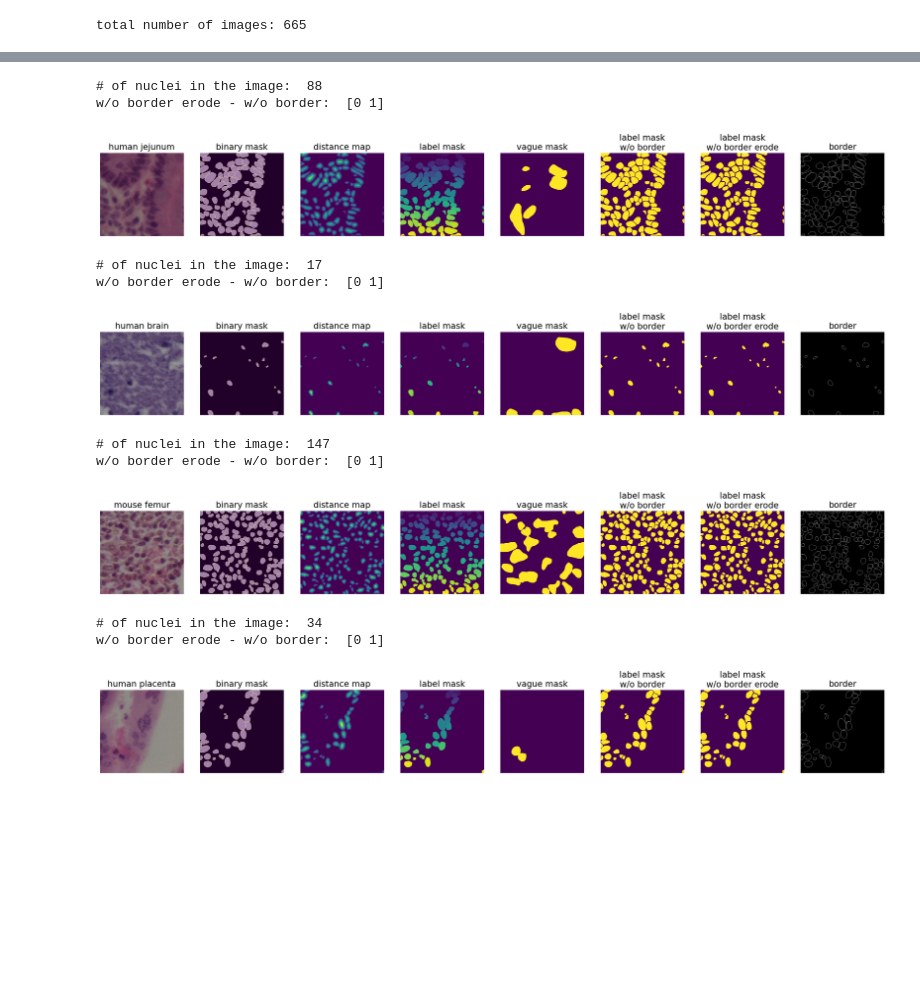
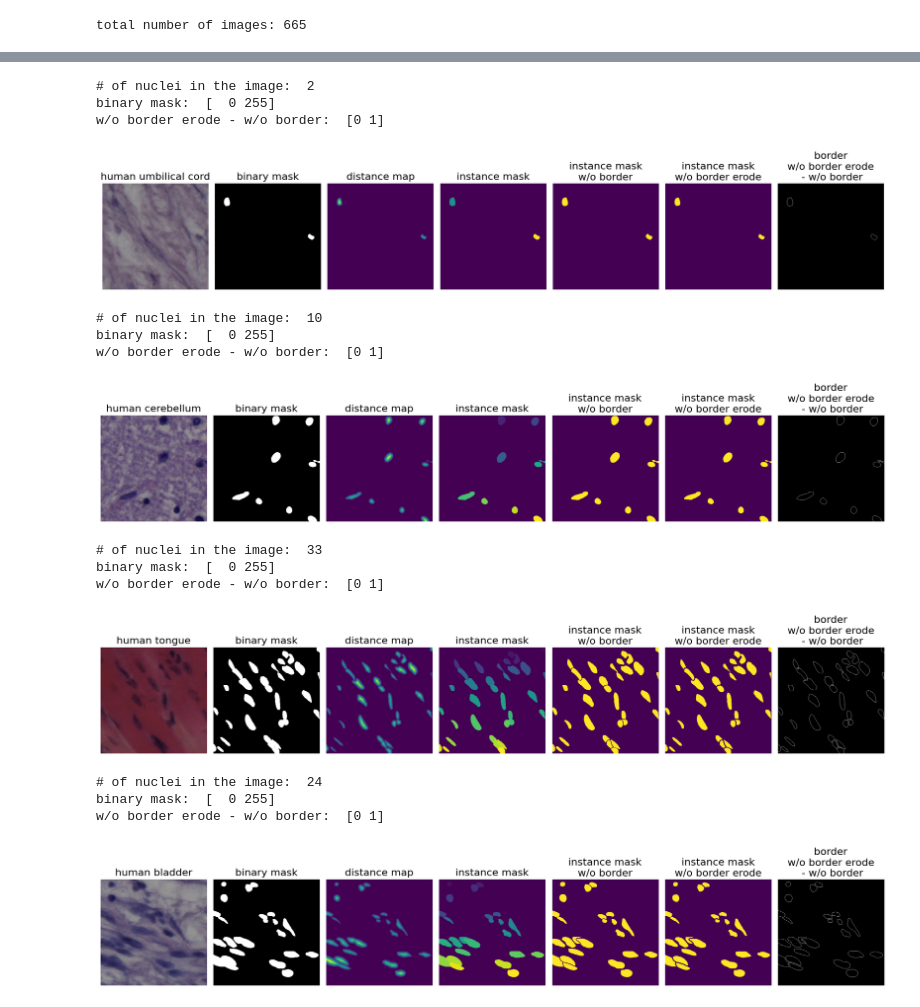
Before and after one commit to alvinkimbowa/bmeg591_nuclei_segmentation, a Jupyter notebook: nuinsseg-eda.ipynb, the cells around one changed output, grey strips where cells are left out. Drawn from its saved outputs; the diff is of its cells as text; code cells hidden in the pictures; blank space fills up the shorter version.

```diff
--- a/nuinsseg-eda.ipynb
+++ b/nuinsseg-eda.ipynb
@@ -43,7 +41,7 @@ human and mouse organ names:
 # number of images  and nuclei (including or excluding vague areas) per human and mouse organ
 import pandas as pd
 import numpy as np
-from skimage.io import imread
+from PIL import Image
 
 num_img_per_organ = []
 num_nuclei_per_organ = []
@@ -67,8 +65,8 @@ for i in range(len(organ_names)):
     nuclei_count_per_img_without_vague = []
 
     for j in range(len(label_mask_name)):
-        label_mask = imread(label_mask_name[j])
-        vague_mask = imread(vague_mask_name[j])
+        label_mask = Image.open(label_mask_name[j])
+        vague_mask = Image.open(vague_mask_name[j])
 
 
         label_mask_wo_vague = np.copy(label_mask)
@@ -134,71 +132,77 @@ for i in range(4):
     img_name = img_list[random_num2].split('/')[-1].split('.')[0]
 
 
-    img = imread(''.join([base_path, random_organ, '/tissue images/', img_name,'.png']))
-    img_binary_mask = imread(''.join([base_path, random_organ, '/mask binary/', img_name,'.png']))
-    img_distace = imread(''.join([base_path, random_organ, '/distance maps/', img_name,'.png']))
-    img_label_mask = imread(''.join([base_path, random_organ, '/label masks modify/', img_name,'.tif']))
-    img_vageu_mask = imread(''.join([base_path, random_organ, '/vague areas/mask binary/', img_name,'.png']))
-    img_label_mask_wo_border = imread(''.join([base_path, random_organ, '/mask binary without border/', img_name,'.png']))
-    img_label_mask_wo_border_erode = imread(''.join([base_path, random_organ, '/mask binary without border erode/', img_name,'.png']))
+    img = np.array(Image.open((''.join([base_path, random_organ, '/tissue images/', img_name,'.png']))))
+    img_binary_mask = np.array(Image.open((''.join([base_path, random_organ, '/mask binary/', img_name,'.png']))))
+    img_distace = np.array(Image.open((''.join([base_path, random_organ, '/distance maps/', img_name,'.png']))))
+    img_label_mask = np.array(Image.open((''.join([base_path, random_organ, '/label masks modify/', img_name,'.tif']))))
+    img_vageu_mask = np.array(Image.open((''.join([base_path, random_organ, '/vague areas/mask binary/', img_name,'.png']))))
+    img_label_mask_wo_border = np.array(Image.open((''.join([base_path, random_organ, '/mask binary without border/', img_name,'.png']))))
+    img_label_mask_wo_border_erode = np.array(Image.open((''.join([base_path, random_organ, '/mask binary without border erode/', img_name,'.png']))))
 
     print("# of nuclei in the image: ", len(np.unique(img_label_mask))-1)
 
-    plt.figure(figsize=(25,75))
+    plt.figure(figsize=(20,5))
     plt.subplot(1,8,1)
     plt.imshow(img)
     plt.axis('off')
-    plt.title('{}'.format(random_organ[0:20]), fontsize = 15)
+    plt.title('{}'.format(random_organ[0:20]), fontsize = 16)
 
+    print("binary mask: ", np.unique(img_binary_mask))
     plt.subplot(1,8,2)
     plt.imshow(img_binary_mask, cmap='gray')
     plt.axis('off')
-    plt.title('binary mask', fontsize = 15)
-    plt.imshow(img_label_mask_wo_border_erode - img_label_mask_wo_border, alpha=0.5)
+    plt.title('binary mask', fontsize = 16)
+    # plt.imshow(img_label_mask_wo_border_erode - img_label_mask_wo_border, alpha=0.5)
 
     plt.subplot(1,8,3)
     plt.imshow(img_distace)
     plt.axis('off')
-    plt.title('distance map', fontsize = 15)
+    plt.title('distance map', fontsize = 16)
 
 
     plt.subplot(1,8,4)
     plt.imshow(img_label_mask)
     plt.axis('off')
-    plt.title('label mask', fontsize = 15)
+    plt.title('instance mask', fontsize = 16)
+
+    # plt.subplot(1,8,5)
+    # plt.imshow(img_vageu_mask)
+    # plt.axis('off')
+    # plt.title('vague mask', fontsize = 16)
 
     plt.subplot(1,8,5)
-    plt.imshow(img_vageu_mask)
+    plt.imshow(img_label_mask_wo_border)
     plt.axis('off')
-    plt.title('vague mask', fontsize = 15)
+    plt.title('instance mask\nw/o border', fontsize = 16)
 
     plt.subplot(1,8,6)
-    plt.imshow(img_label_mask_wo_border)
-    plt.axis('off')
-    plt.title('label mask\nw/o border', fontsize = 15)
-
-    plt.subplot(1,8,7)
     plt.imshow(img_label_mask_wo_border_erode)
     plt.axis('off')
-    plt.title('label mask\nw/o border erode', fontsize = 15)
+    plt.title('instance mask\nw/o border erode', fontsize = 16)
 
     print("w/o border erode - w/o border: ", np.unique(img_label_mask_wo_border_erode - img_label_mask_wo_border))
-    plt.subplot(1,8,8)
+    plt.subplot(1,8,7)
     plt.imshow(img_label_mask_wo_border_erode - img_label_mask_wo_border, cmap='gray')
     plt.axis('off')
-    plt.title('border', fontsize = 15)
+    plt.title('border\nw/o border erode\n - w/o border', fontsize = 16)
 
+    plt.tight_layout()
     plt.show()
 # %% [output]
-# of nuclei in the image:  88
+# of nuclei in the image:  2
+binary mask:  [  0 255]
 w/o border erode - w/o border:  [0 1]
-[figure, old version]
+[figure, new version]
-# of nuclei in the image:  17
+# of nuclei in the image:  10
+binary mask:  [  0 255]
 w/o border erode - w/o border:  [0 1]
-[figure, old version]
+[figure, new version]
-# of nuclei in the image:  147
+# of nuclei in the image:  33
+binary mask:  [  0 255]
 w/o border erode - w/o border:  [0 1]
-[figure, old version]
+[figure, new version]
-# of nuclei in the image:  34
+# of nuclei in the image:  24
+binary mask:  [  0 255]
 w/o border erode - w/o border:  [0 1]
-[figure, old version]
+[figure, new version]
```
Also changed, not shown: parts of 5 cells of this notebook, 2 other files.
